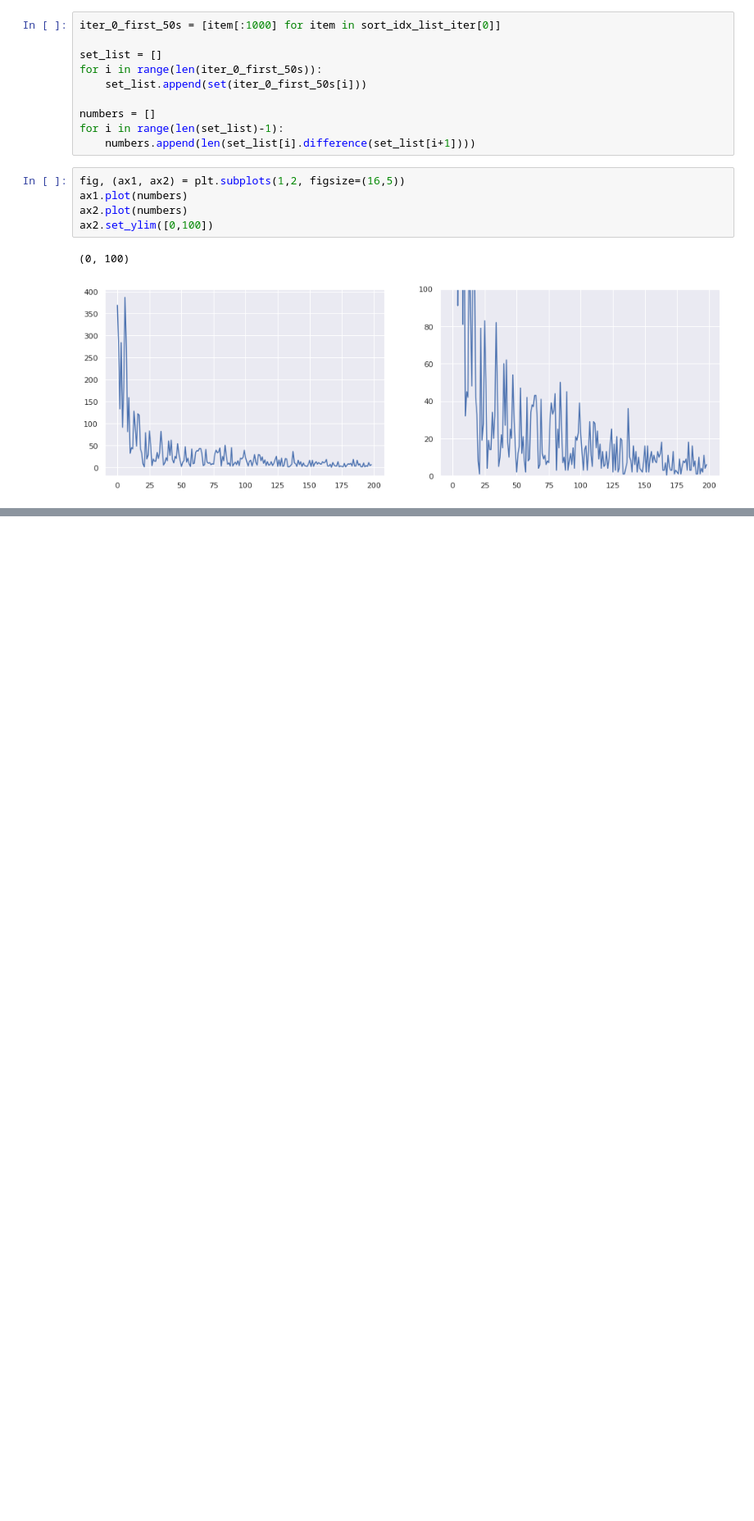
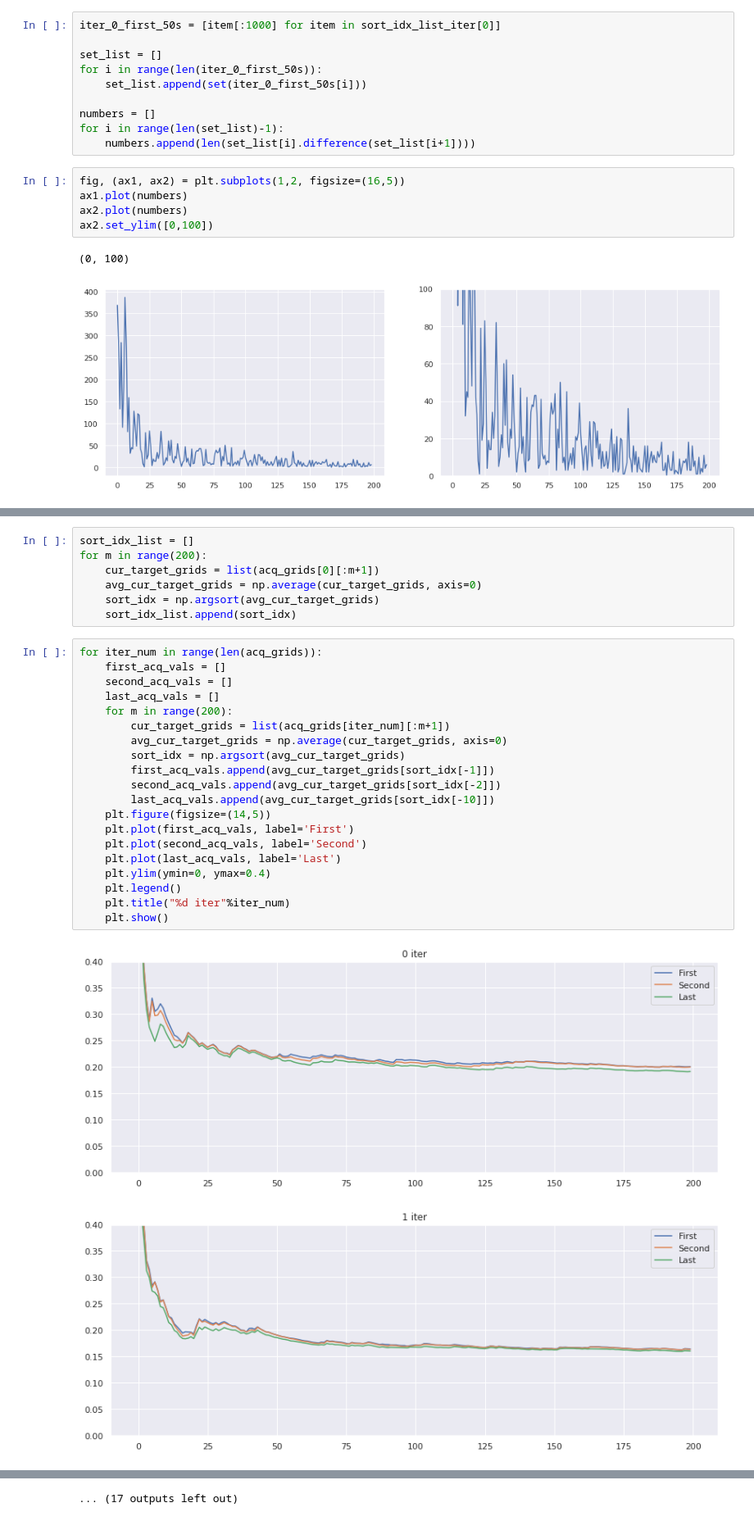
Before and after one commit to kkh8676/opt_functions, a Jupyter notebook: levy_solution_set.ipynb, the cells around one changed output, grey strips where cells are left out. Shown at 82% size. Cells and saved outputs as stored; diff of their text form; blank space fills up the shorter version.

```diff
--- a/levy_solution_set.ipynb
+++ b/levy_solution_set.ipynb
@@ -156,0 +177,30 @@ for iter_num in range(len(sort_idx_list_iter)):
+# %%
+sort_idx_list = []
+for m in range(200):
+    cur_target_grids = list(acq_grids[0][:m+1])
+    avg_cur_target_grids = np.average(cur_target_grids, axis=0)
+    sort_idx = np.argsort(avg_cur_target_grids)
+    sort_idx_list.append(sort_idx)
+# %%
+for iter_num in range(len(acq_grids)):
+    first_acq_vals = []
+    second_acq_vals = []
+    last_acq_vals = []
+    for m in range(200):
+        cur_target_grids = list(acq_grids[iter_num][:m+1])
+        avg_cur_target_grids = np.average(cur_target_grids, axis=0)
+        sort_idx = np.argsort(avg_cur_target_grids)
+        first_acq_vals.append(avg_cur_target_grids[sort_idx[-1]])
+        second_acq_vals.append(avg_cur_target_grids[sort_idx[-2]])
+        last_acq_vals.append(avg_cur_target_grids[sort_idx[-10]])
+    plt.figure(figsize=(14,5))
+    plt.plot(first_acq_vals, label='First')
+    plt.plot(second_acq_vals, label='Second')
+    plt.plot(last_acq_vals, label='Last')
+    plt.ylim(ymin=0, ymax=0.4)
+    plt.legend()
+    plt.title("%d iter"%iter_num)
+    plt.show()
+# %% [output]
+[figure, added]
+[figure, added]
@@ -156,0 +217 @@ for iter_num in range(len(sort_idx_list_iter)):
+... (17 outputs left out)
```
Also changed, not shown: parts of 8 cells of this notebook.
